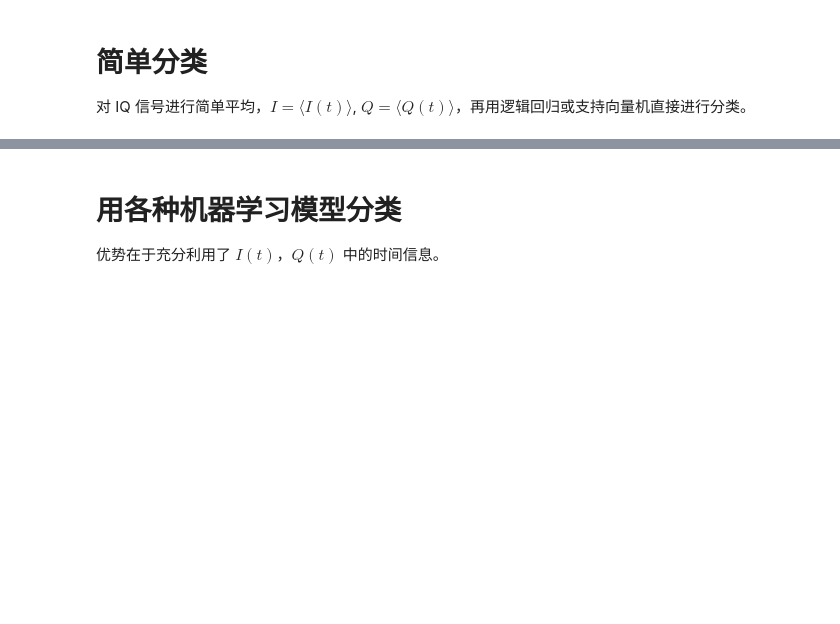
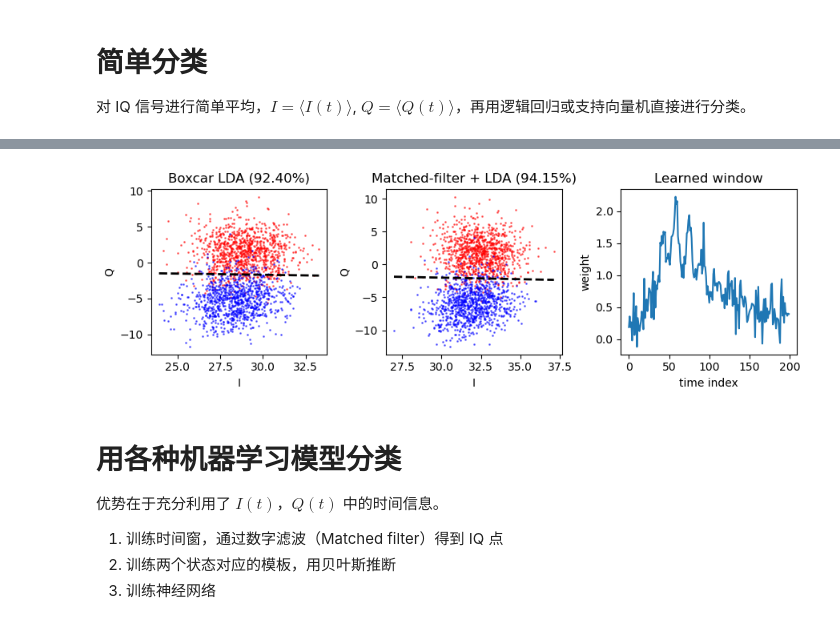
Before and after one commit to coding-xyz/qpu-gpu-co-processing, a Jupyter notebook: test_readout.ipynb, the cells around one changed output, grey strips where cells are left out. Cells and saved outputs as stored; diff of their text form; code cells hidden in the pictures; blank space fills up the shorter version.

Commit message:
finish matched filter and other small studd

```diff
--- a/test_readout.ipynb
+++ b/test_readout.ipynb
@@ -155,7 +145,67 @@ Accuracy: 81.50%
+# %%
+import matplotlib.pyplot as plt
+
+I = X_test[:,:,0].sum(axis=1)
+Q = X_test[:,:,1].sum(axis=1)
+
+w = (lda.fc.weight[1] - lda.fc.weight[0]).detach().cpu().numpy()
+c = (lda.fc.bias[1]   - lda.fc.bias[0]).detach().cpu().item()
+
+plt.figure(figsize=(9,3))
+# ---------- (1) boxcar IQ + LDA 直线 ----------
+plt.subplot(1,3,1)
+plt.scatter(I[y_test==0], Q[y_test==0], s=1, alpha=0.5, c='r')
+plt.scatter(I[y_test==1], Q[y_test==1], s=1, alpha=0.5, c='b')
+
+I_line = np.linspace(np.min(I), np.max(I), 200)
+if abs(w[1]) < 1e-12:
+    plt.axvline(-c/(w[0]+1e-12), linestyle="--")
+else:
+    Q_line = -(w[0]*I_line + c)/w[1]
+    plt.plot(I_line, Q_line, "k--", linewidth=2)
+
+plt.title(f"Boxcar LDA ({acc_lda*100:{".2f"}}%)")
+plt.xlabel("I"); plt.ylabel("Q");
+
+w_t = mf.window.detach().cpu().numpy().flatten()
+I2 = (X_test[:,:,0]*w_t).sum(axis=1)
+Q2 = (X_test[:,:,1]*w_t).sum(axis=1)
+
+w2 = (mf.fc.weight[1] - mf.fc.weight[0]).detach().cpu().numpy()
+c2 = (mf.fc.bias[1]   - mf.fc.bias[0]  ).detach().cpu().item()
+
+# ---------- (2) matched-filter IQ + MF 直线 ----------
+plt.subplot(1,3,2)
+plt.scatter(I2[y_test==0], Q2[y_test==0], s=1, alpha=0.5, c='r')
+plt.scatter(I2[y_test==1], Q2[y_test==1], s=1, alpha=0.5, c='b')
+
+I_line2 = np.linspace(np.min(I2), np.max(I2), 200)
+if abs(w2[1]) < 1e-12:
+    plt.axvline(-c2/(w2[0]+1e-12), linestyle="--")
+else:
+    Q_line2 = -(w2[0]*I_line2 + c2)/w2[1]
+    plt.plot(I_line2, Q_line2, "k--", linewidth=2)
+
+plt.title(f"Matched-filter + LDA ({100*acc_mf:{".2f"}}%)")
+plt.xlabel("I"); plt.ylabel("Q");
+
+# ---------- (3) matched filter window ----------
+plt.subplot(1,3,3)
+plt.plot(w_t)
+plt.title("Learned window")
+plt.xlabel("time index"); plt.ylabel("weight")
+plt.tight_layout()
+plt.show()
+# %% [output]
+[figure, added]
 # %% [markdown]
 # 用各种机器学习模型分类
 
 优势在于充分利用了 $I(t)$，$Q(t)$ 中的时间信息。
+
+1. 训练时间窗，通过数字滤波（Matched filter）得到 IQ 点
+2. 训练两个状态对应的模板，用贝叶斯推断
+3. 训练神经网络
 # %%
 import subprocess
 import json
```
Also changed, not shown: parts of 6 cells of this notebook, 8 other files.
